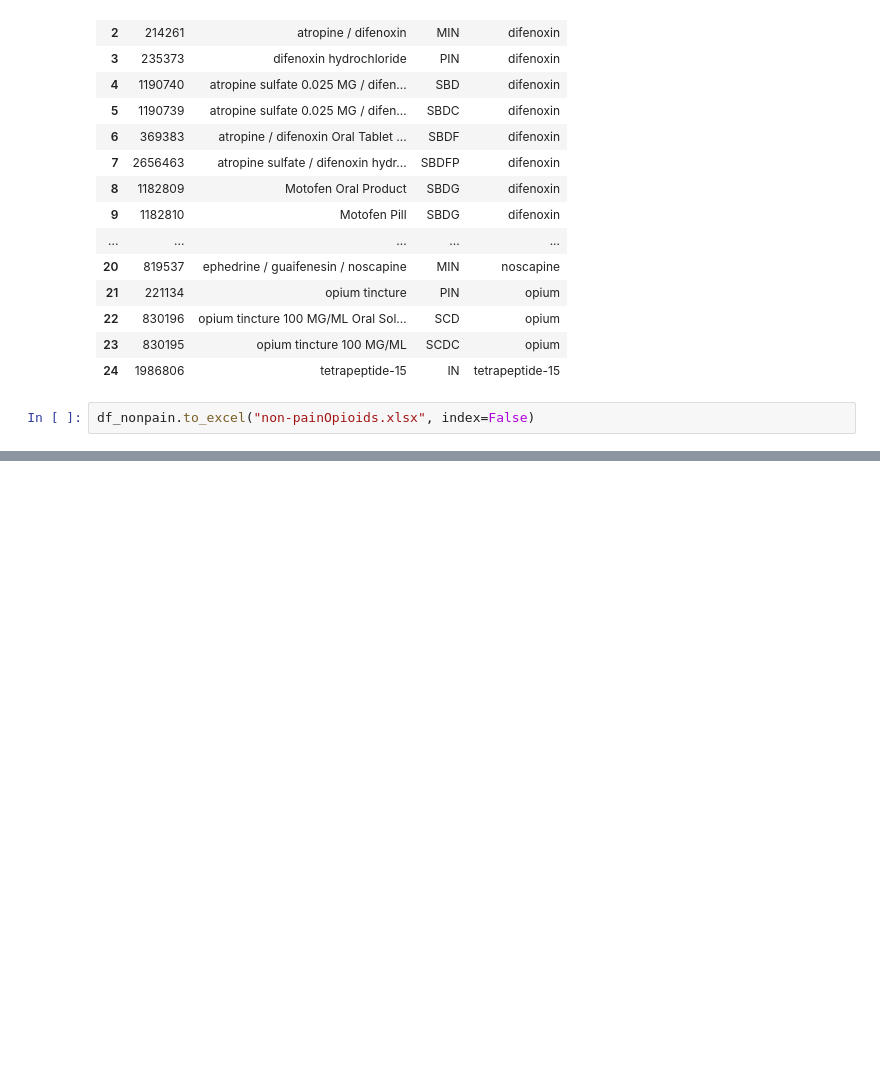
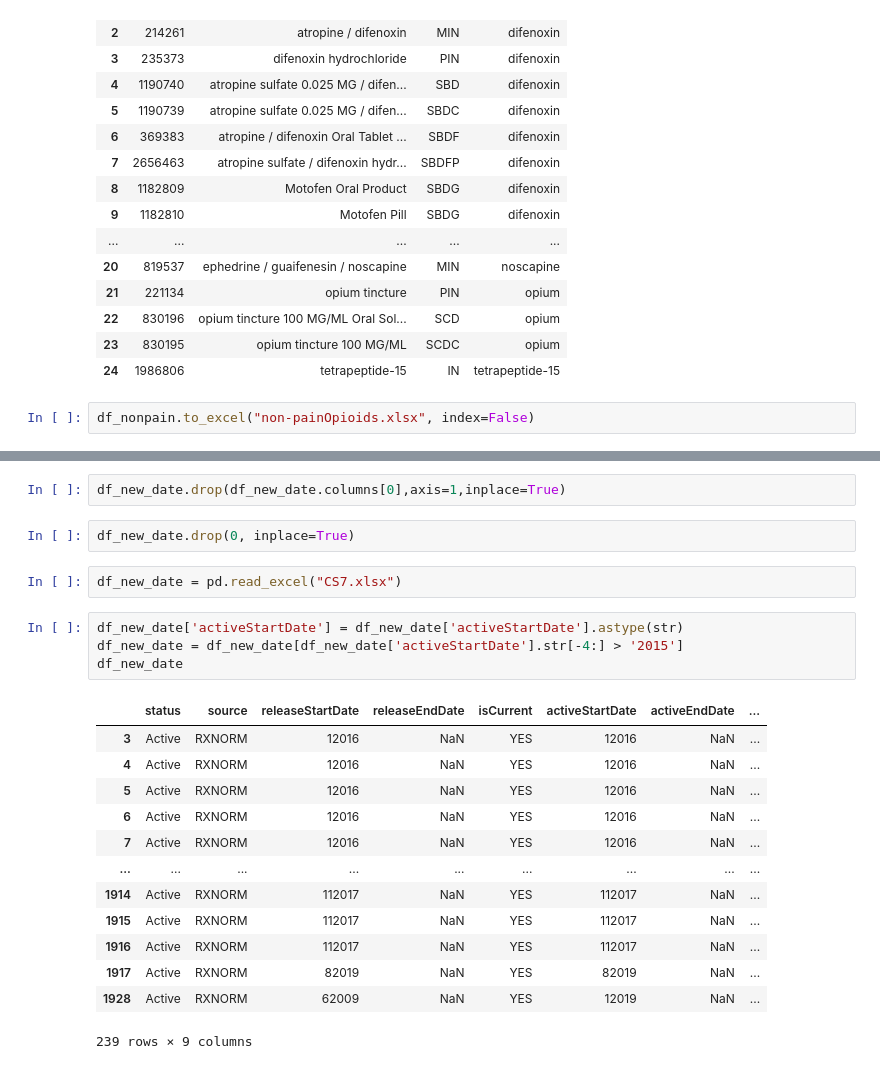
Before and after one commit to danielhmendoza01/Automatic_Code_Sets, a Jupyter notebook: RxNorm/Opioid/Opioid_Query.ipynb, the cells around one changed output, grey strips where cells are left out. Drawn from its saved outputs; the diff is of its cells as text; blank space fills up the shorter version.

Commit message:
Start date lookup

```diff
--- a/RxNorm/Opioid/Opioid_Query.ipynb
+++ b/RxNorm/Opioid/Opioid_Query.ipynb
@@ -458,0 +484,24 @@ df_nonpain.to_excel("non-painOpioids.xlsx", index=False)
+# %%
+df_new_date.drop(df_new_date.columns[0],axis=1,inplace=True)
+# %%
+df_new_date.drop(0, inplace=True)
+# %%
+df_new_date = pd.read_excel("CS7.xlsx")
+# %%
+df_new_date['activeStartDate'] = df_new_date['activeStartDate'].astype(str)
+df_new_date = df_new_date[df_new_date['activeStartDate'].str[-4:] > '2015']
+df_new_date
+# %% [output]
+|  | status | source | releaseStartDate | releaseEndDate | isCurrent | activeStartDate | activeEndDate | ... |
+| 3 | Active | RXNORM | 12016 | NaN | YES | 12016 | NaN | ... |
+| 4 | Active | RXNORM | 12016 | NaN | YES | 12016 | NaN | ... |
+| 5 | Active | RXNORM | 12016 | NaN | YES | 12016 | NaN | ... |
+| 6 | Active | RXNORM | 12016 | NaN | YES | 12016 | NaN | ... |
+| 7 | Active | RXNORM | 12016 | NaN | YES | 12016 | NaN | ... |
+| ... | ... | ... | ... | ... | ... | ... | ... | ... |
+| 1914 | Active | RXNORM | 112017 | NaN | YES | 112017 | NaN | ... |
+| 1915 | Active | RXNORM | 112017 | NaN | YES | 112017 | NaN | ... |
+| 1916 | Active | RXNORM | 112017 | NaN | YES | 112017 | NaN | ... |
+| 1917 | Active | RXNORM | 82019 | NaN | YES | 82019 | NaN | ... |
+| 1928 | Active | RXNORM | 62009 | NaN | YES | 12019 | NaN | ... |
+239 rows × 9 columns
```
Also changed, not shown: parts of 3 cells of this notebook, 1 other file.
